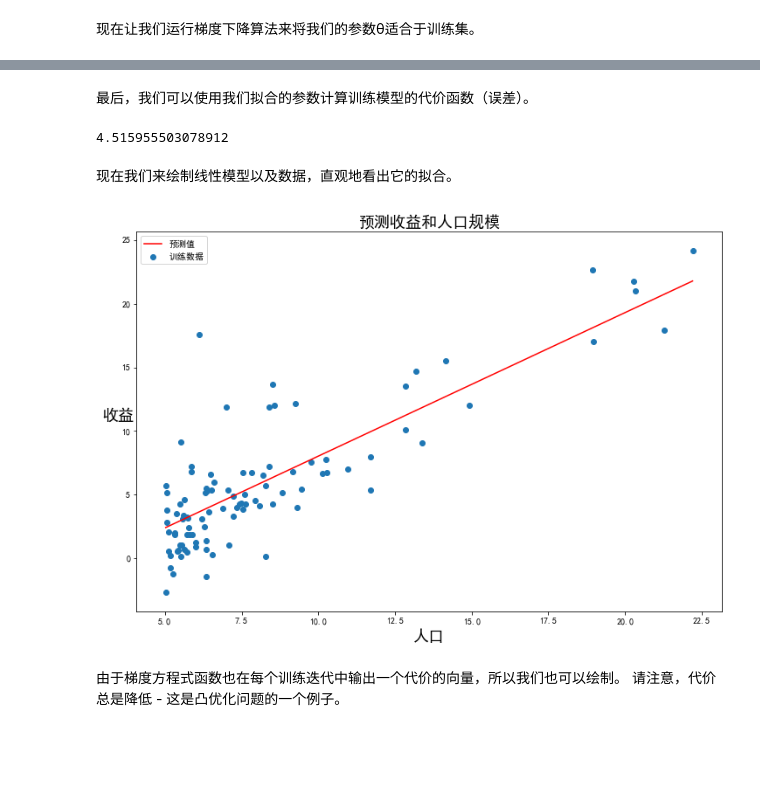
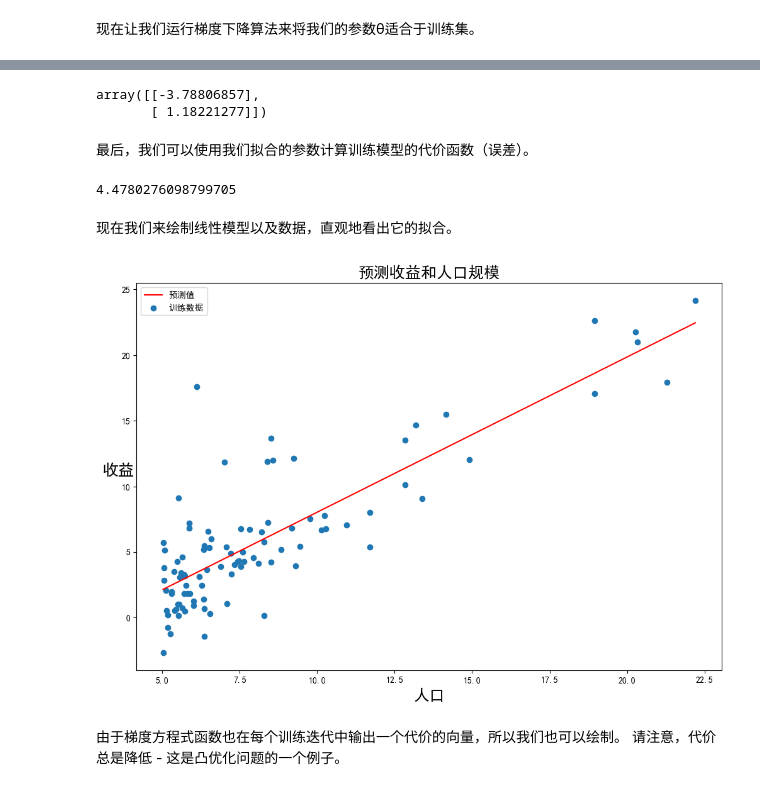
Before and after one commit to fengdu78/WZU-machine-learning-course, a Jupyter notebook: code/04-回归/ML-lesson4-regression.ipynb, the cells around one changed output, grey strips where cells are left out. Cells and saved outputs as stored; diff of their text form; code cells hidden in the pictures; blank space fills up the shorter version.

Commit message:
去掉np.matrix方法

```diff
--- a/code/04-回归/ML-lesson4-regression.ipynb
+++ b/code/04-回归/ML-lesson4-regression.ipynb
@@ -106,6 +120,6 @@ y.head()
 # %% [markdown]
 代价函数是应该是numpy矩阵，所以我们需要转换X和Y，然后才能使用它们。 我们还需要初始化w。
 # %%
-X = np.matrix(X.values)
-y = np.matrix(y.values)
-w = np.matrix(np.array([0,0]))
+X = X.values
+y = y.values
+w = np.zeros((X.shape[1], 1))
@@ -131,20 +146,3 @@ computeCost(X, y, w)
 # Batch Gradient Decent（批量梯度下降）
 
 $${{w }_{j}}:={{w }_{j}}- \alpha \frac{1}{m}\sum\limits_{i=1}^m \frac{\partial }{\partial {{w}_{j}}}J\left( w \right)$$
-# %%
-def batch_gradientDescent(X, y, w, alpha, iters):
-    temp = np.matrix(np.zeros(w.shape))
-    parameters = int(w.ravel().shape[1])
-    cost = np.zeros(iters)
-
-    for i in range(iters):
-        error = (X * w.T) - y
-
-        for j in range(parameters):
-            term = np.multiply(error, X[:, j])
-            temp[0, j] = w[0, j] - ((alpha / len(X)) * np.sum(term))
-
-        w = temp
-        cost[i] = computeCost(X, y, w)
-
-    return w, cost
@@ -152,10 +184,9 @@ def batch_gradientDescent(X, y, w, alpha, iters):
 初始化一些附加变量 - 学习速率α和要执行的迭代次数。
 # %%
 alpha = 0.01
-iters = 1000
+iters = 2000
 # %% [markdown]
 现在让我们运行梯度下降算法来将我们的参数θ适合于训练集。
 # %%
-g, cost = batch_gradientDescent(X, y, w, alpha, iters)
-g
+w, cost = batch_gradientDescent(X, y, w, alpha, iters)#返回更新后的参数向量g和损失值数组cost。
 # %% [output]
@@ -163,25 +213,38 @@ matrix([[-3.24140214,  1.1272942 ]])
+# %%
+w
+# %% [output]
+array([[-3.78806857],
+       [ 1.18221277]])
 # %% [markdown]
 最后，我们可以使用我们拟合的参数计算训练模型的代价函数（误差）。
 # %%
-computeCost(X, y, g)
+computeCost(X, y, w)
 # %% [output]
-4.515955503078912
+4.4780276098799705
 # %% [markdown]
 现在我们来绘制线性模型以及数据，直观地看出它的拟合。
 # %%
+# 生成预测值
 x = np.linspace(data['人口'].min(), data['人口'].max(), 100)
-f = g[0, 0] + (g[0, 1] * x)
-
+# 根据参数估计值生成预测值
+f = w[0, 0] + (w[1, 0] * x)
+# 创建图形和轴对象
 fig, ax = plt.subplots(figsize=(12, 8))
+# 绘制预测值曲线
 ax.plot(x, f, 'r', label='预测值')
+# 绘制训练数据散点图
 ax.scatter(data['人口'], data['收益'], label='训练数据')
+# 添加图例
 ax.legend(loc=2)
+# 设置x轴和y轴标签
 ax.set_xlabel('人口', fontsize=18)
 ax.set_ylabel('收益', rotation=0, fontsize=18)
+# 设置图标题
 ax.set_title('预测收益和人口规模', fontsize=18)
+# 显示图形
 plt.show()
 # %% [output]
-[figure, old version]
+[figure, new version]
 # %% [markdown]
 由于梯度方程式函数也在每个训练迭代中输出一个代价的向量，所以我们也可以绘制。 请注意，代价总是降低 - 这是凸优化问题的一个例子。
 # %%
```
Also changed, not shown: parts of 29 cells of this notebook.
